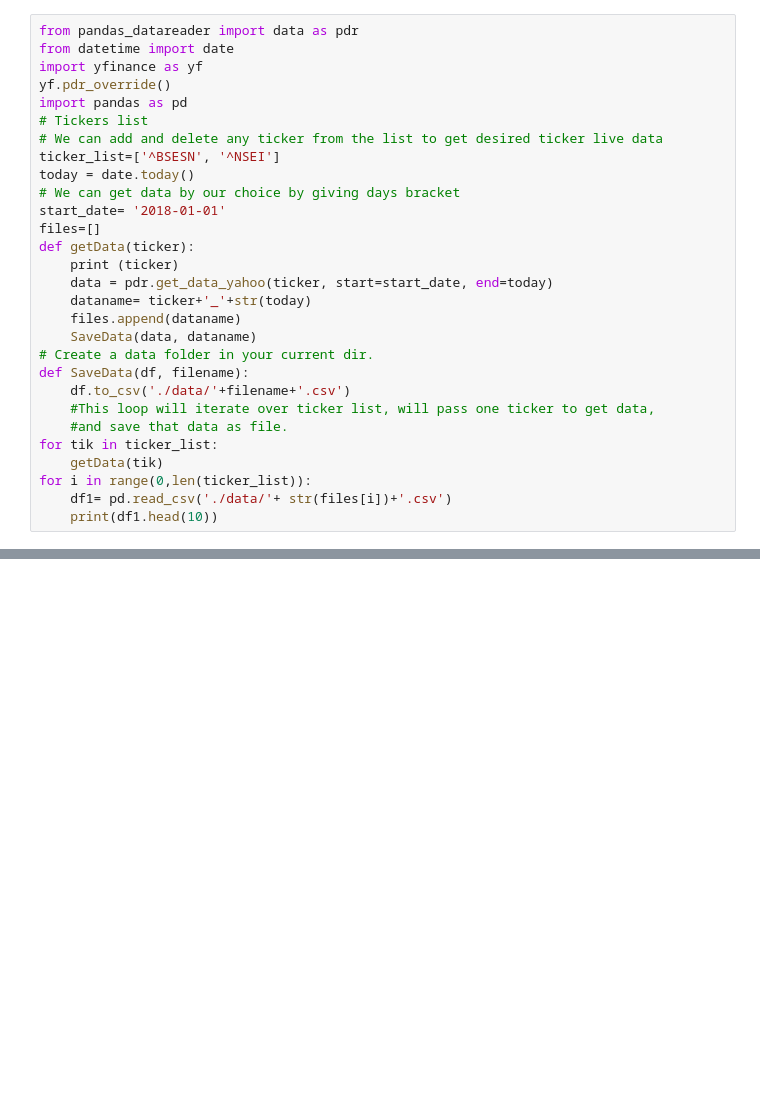
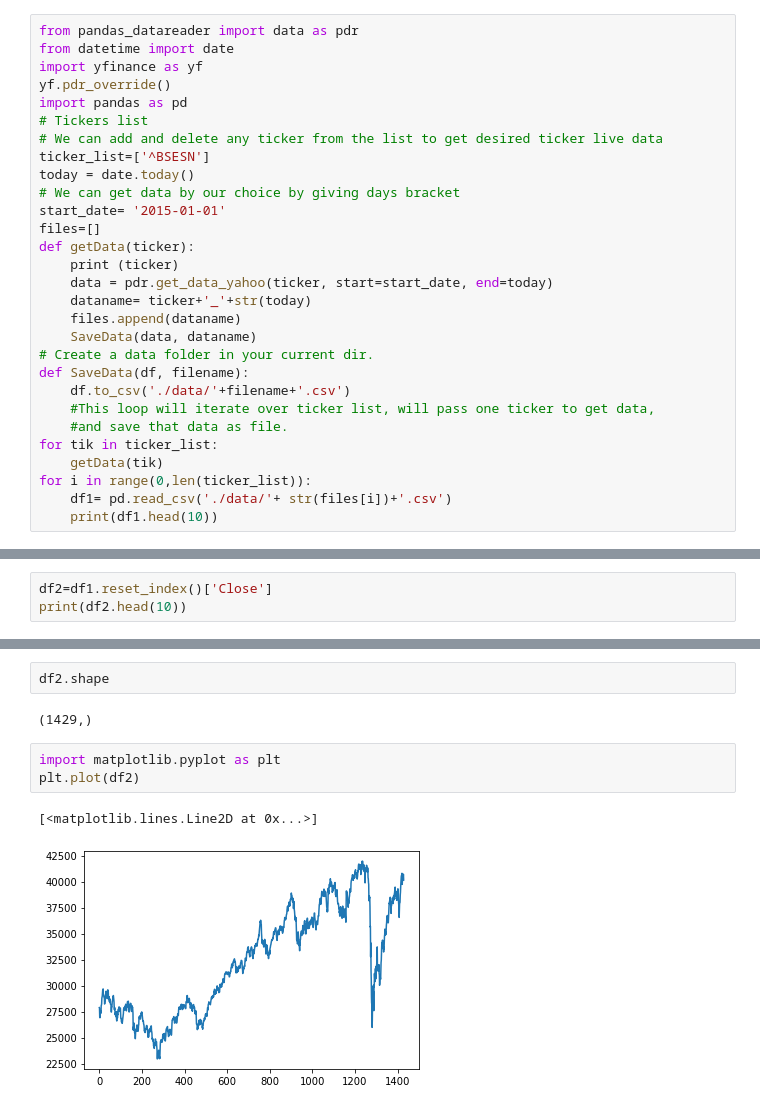
Before and after one commit to Saarthak8/Stock-Trading-Prediction, a Jupyter notebook: pred_model.ipynb, the cells around one changed output, grey strips where cells are left out. Cells and saved outputs as stored; diff of their text form; blank space fills up the shorter version.

```diff
--- a/pred_model.ipynb
+++ b/pred_model.ipynb
@@ -6,10 +6,10 @@ yf.pdr_override()
 import pandas as pd
 # Tickers list
 # We can add and delete any ticker from the list to get desired ticker live data
-ticker_list=['^BSESN', '^NSEI']
+ticker_list=['^BSESN']
 today = date.today()
 # We can get data by our choice by giving days bracket
-start_date= '2018-01-01'
+start_date= '2015-01-01'
 files=[]
 def getData(ticker):
     print (ticker)
@@ -47,0 +48,3 @@ for i in range(0,len(ticker_list)):
+# %%
+df2=df1.reset_index()['Close']
+print(df2.head(10))
@@ -47,0 +63,10 @@ for i in range(0,len(ticker_list)):
+# %%
+df2.shape
+# %% [output]
+(1429,)
+# %%
+import matplotlib.pyplot as plt
+plt.plot(df2)
+# %% [output]
+[<matplotlib.lines.Line2D at 0x...>]
+[figure, added]
```
Also changed, not shown: parts of 21 cells of this notebook.
